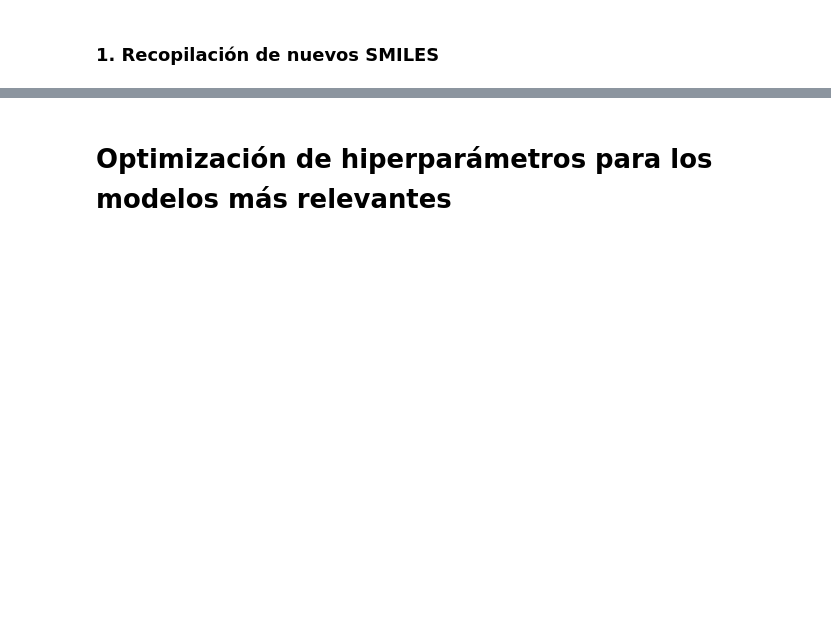
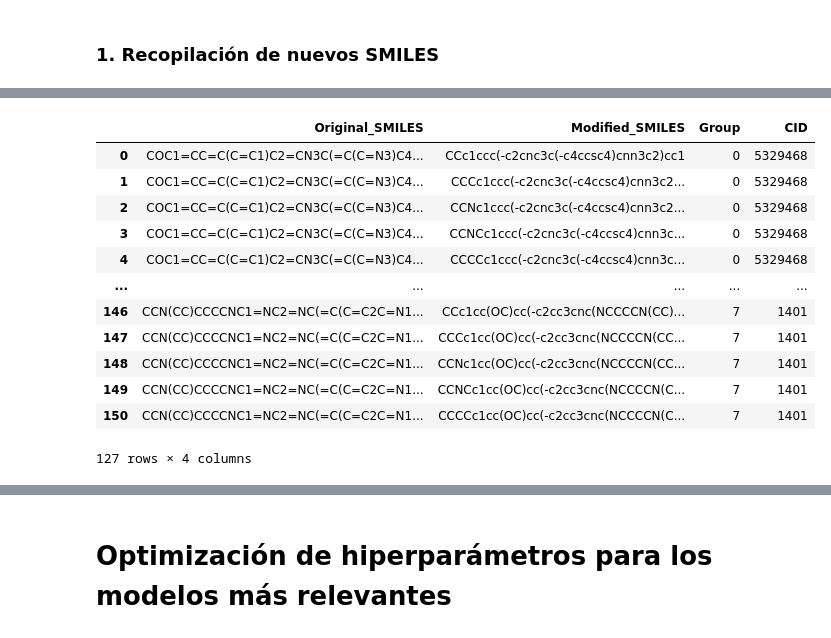
Before and after one commit to rromerov/Proyecto_Integrador, a Jupyter notebook: Demo/Demo.12.ipynb, the cells around one changed output, grey strips where cells are left out. Drawn from its saved outputs; the diff is of its cells as text; code cells hidden in the pictures; blank space fills up the shorter version.

Commit message:
Generación nuevas moléculas

```diff
--- a/Demo/Demo.12.ipynb
+++ b/Demo/Demo.12.ipynb
@@ -303,0 +244,32 @@ df_drugbank_smiles
+# %%
+# Función para remover átomos y agregar *
+def remove_atoms_and_placeholder(smiles, num_atoms_to_remove=1):
+    # Redirigir stderr para silenciar errores de RDKit
+    stderr = sys.stderr
+    sys.stderr = open(os.devnull, 'w')
+
+    try:
+        # Convertir SMILES a una molécula RDKit
+        mol = Chem.MolFromSmiles(smiles)
+        if mol is None:
+            return None, None
+
+        # Seleccionar átomos al azar para eliminar
+        atoms_to_remove = sample(range(mol.GetNumAtoms()), num_atoms_to_remove)
+
+        # Crear una copia editable de la molécula
+        mol_edit = rdchem.RWMol(mol)
+
+        # Remover átomos
+        for idx in sorted(atoms_to_remove, reverse=True):
+            mol_edit.ReplaceAtom(idx, rdchem.Atom('*'))
+
+        # Convertir la molécula modificada de nuevo a SMILES
+        modified_smiles = Chem.MolToSmiles(mol_edit)
+
+    finally:
+        # Restaurar stderr
+        sys.stderr.close()
+        sys.stderr = stderr
+
+    return modified_smiles
@@ -303,0 +338,6 @@ df_drugbank_smiles
+# %%
+# Seleccionar solo la columna 'CID' del DataFrame original
+df_subset = df_compounds[['CID']]
+
+# Añadir la columna 'CID' al DataFrame results_df
+merged_df = pd.merge(results_df, df_subset, left_on='Group', right_index=True)
@@ -303,0 +380,20 @@ df_drugbank_smiles
+# %%
+# Eliminar filas duplicadas basadas en la columna 'Modified_SMILES'
+merged_df = merged_df.drop_duplicates(subset='Modified_SMILES')
+
+# Mostrar el DataFrame resultante
+merged_df
+# %% [output]
+|  | Original_SMILES | Modified_SMILES | Group | CID |
+| 0 | COC1=CC=C(C=C1)C2=CN3C(=C(C=N3)C4... | CCc1ccc(-c2cnc3c(-c4ccsc4)cnn3c2)cc1 | 0 | 5329468 |
+| 1 | COC1=CC=C(C=C1)C2=CN3C(=C(C=N3)C4... | CCCc1ccc(-c2cnc3c(-c4ccsc4)cnn3c2... | 0 | 5329468 |
+| 2 | COC1=CC=C(C=C1)C2=CN3C(=C(C=N3)C4... | CCNc1ccc(-c2cnc3c(-c4ccsc4)cnn3c2... | 0 | 5329468 |
+| 3 | COC1=CC=C(C=C1)C2=CN3C(=C(C=N3)C4... | CCNCc1ccc(-c2cnc3c(-c4ccsc4)cnn3c... | 0 | 5329468 |
+| 4 | COC1=CC=C(C=C1)C2=CN3C(=C(C=N3)C4... | CCCCc1ccc(-c2cnc3c(-c4ccsc4)cnn3c... | 0 | 5329468 |
+| ... | ... | ... | ... | ... |
+| 146 | CCN(CC)CCCCNC1=NC2=NC(=C(C=C2C=N1... | CCc1cc(OC)cc(-c2cc3cnc(NCCCCN(CC)... | 7 | 1401 |
+| 147 | CCN(CC)CCCCNC1=NC2=NC(=C(C=C2C=N1... | CCCc1cc(OC)cc(-c2cc3cnc(NCCCCN(CC... | 7 | 1401 |
+| 148 | CCN(CC)CCCCNC1=NC2=NC(=C(C=C2C=N1... | CCNc1cc(OC)cc(-c2cc3cnc(NCCCCN(CC... | 7 | 1401 |
+| 149 | CCN(CC)CCCCNC1=NC2=NC(=C(C=C2C=N1... | CCNCc1cc(OC)cc(-c2cc3cnc(NCCCCN(C... | 7 | 1401 |
+| 150 | CCN(CC)CCCCNC1=NC2=NC(=C(C=C2C=N1... | CCCCc1cc(OC)cc(-c2cc3cnc(NCCCCN(C... | 7 | 1401 |
+127 rows × 4 columns
```
Also changed, not shown: parts of 42 cells of this notebook.
